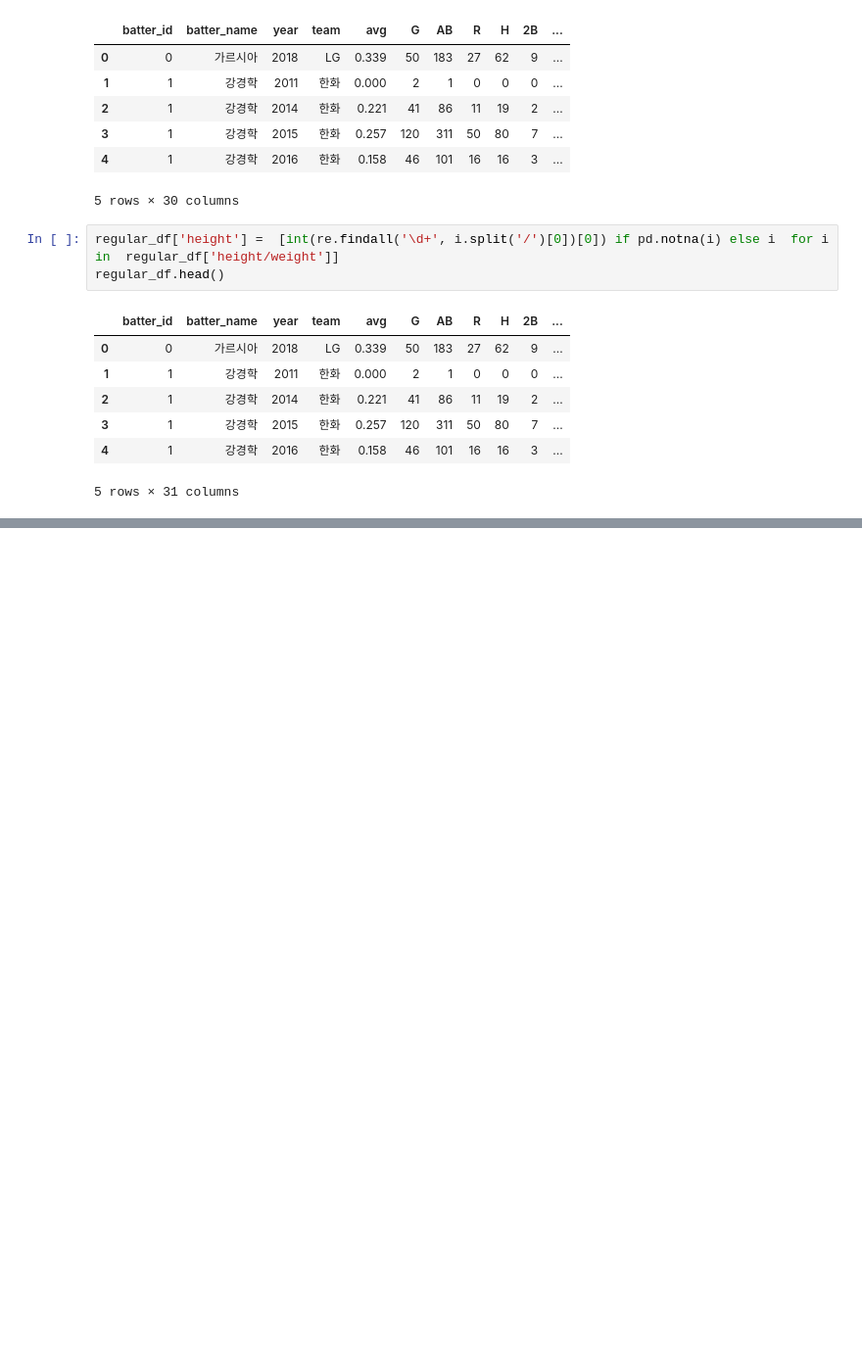
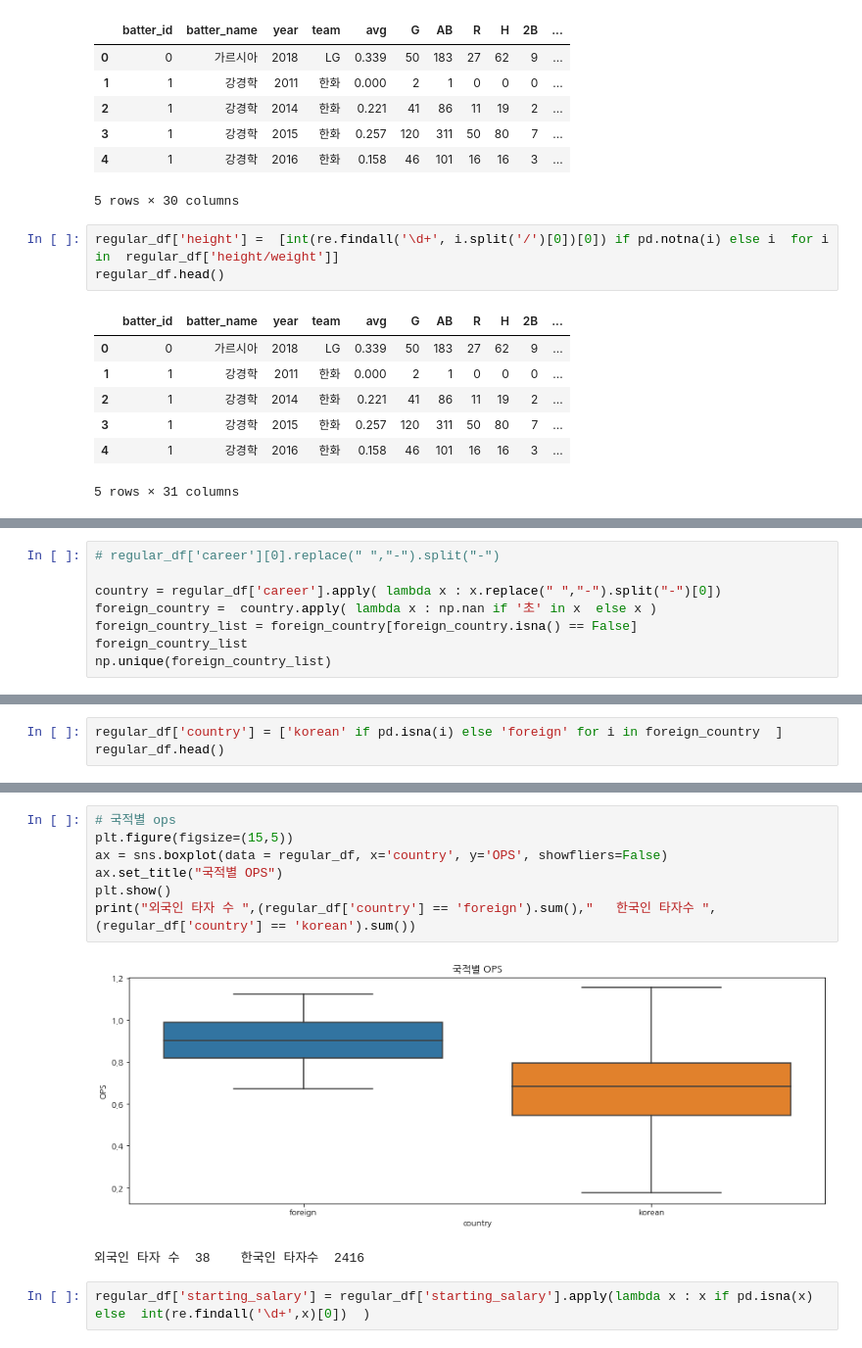
Before and after one commit to bigdataleeky/python, a Jupyter notebook: 20220603/20220603_kbo_ops.ipynb, the cells around one changed output, grey strips where cells are left out. Shown at 98% size. Drawn from its saved outputs; the diff is of its cells as text; blank space fills up the shorter version.

```diff
--- a/20220603/20220603_kbo_ops.ipynb
+++ b/20220603/20220603_kbo_ops.ipynb
@@ -439,0 +524,8 @@ regular_df.head()
+# %%
+# regular_df['career'][0].replace(" ","-").split("-")
+
+country = regular_df['career'].apply( lambda x : x.replace(" ","-").split("-")[0])
+foreign_country =  country.apply( lambda x : np.nan if '초' in x  else x )
+foreign_country_list = foreign_country[foreign_country.isna() == False]
+foreign_country_list
+np.unique(foreign_country_list)
@@ -439,0 +534,3 @@ regular_df.head()
+# %%
+regular_df['country'] = ['korean' if pd.isna(i) else 'foreign' for i in foreign_country  ]
+regular_df.head()
@@ -439,0 +545,12 @@ regular_df.head()
+# %%
+# 국적별 ops
+plt.figure(figsize=(15,5))
+ax = sns.boxplot(data = regular_df, x='country', y='OPS', showfliers=False)
+ax.set_title("국적별 OPS")
+plt.show()
+print("외국인 타자 수 ",(regular_df['country'] == 'foreign').sum(),"   한국인 타자수 ", (regular_df['country'] == 'korean').sum())
+# %% [output]
+[figure, added]
+외국인 타자 수  38    한국인 타자수  2416
+# %%
+regular_df['starting_salary'] = regular_df['starting_salary'].apply(lambda x : x if pd.isna(x) else  int(re.findall('\d+',x)[0])  )
```
Also changed, not shown: parts of 12 cells of this notebook.
